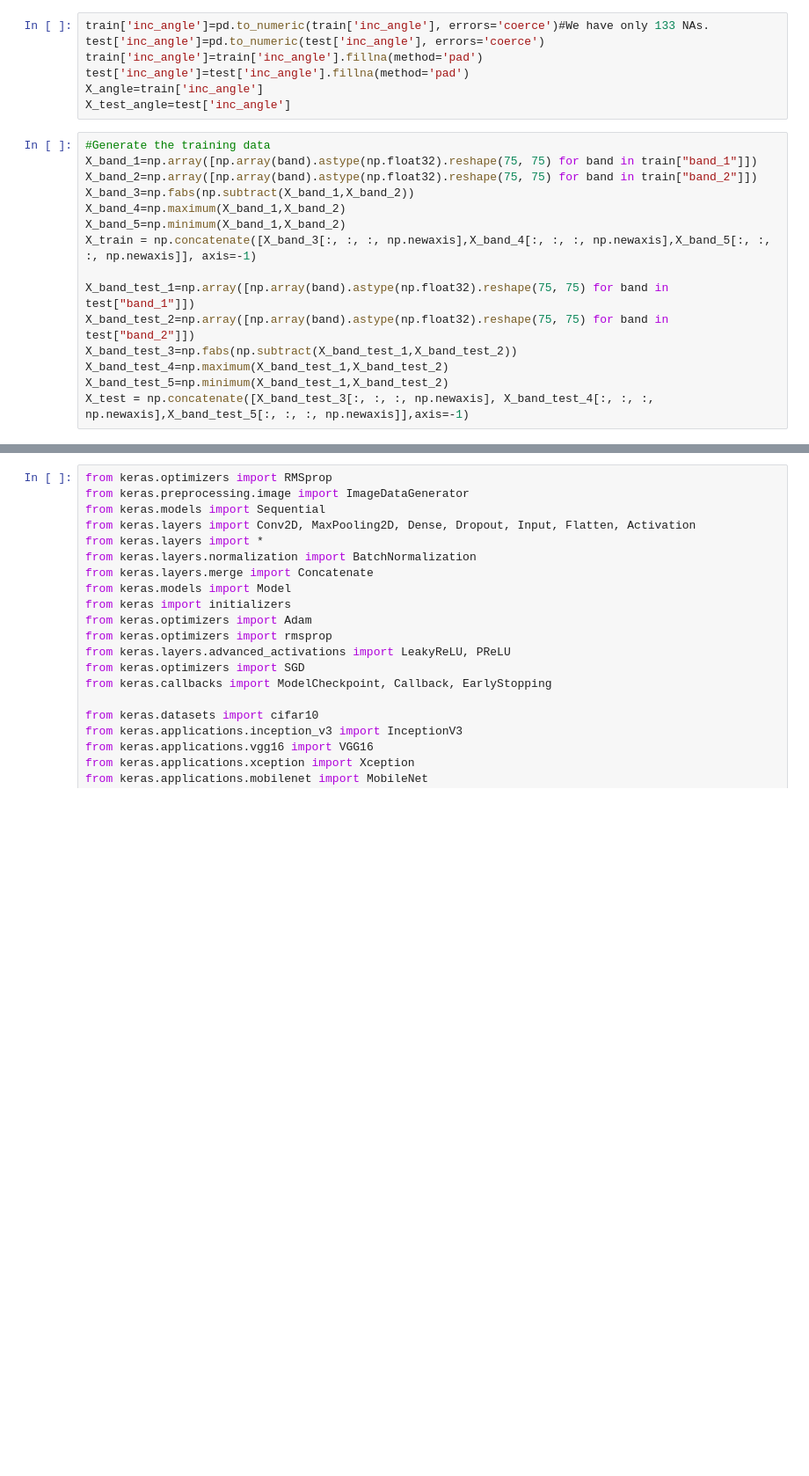
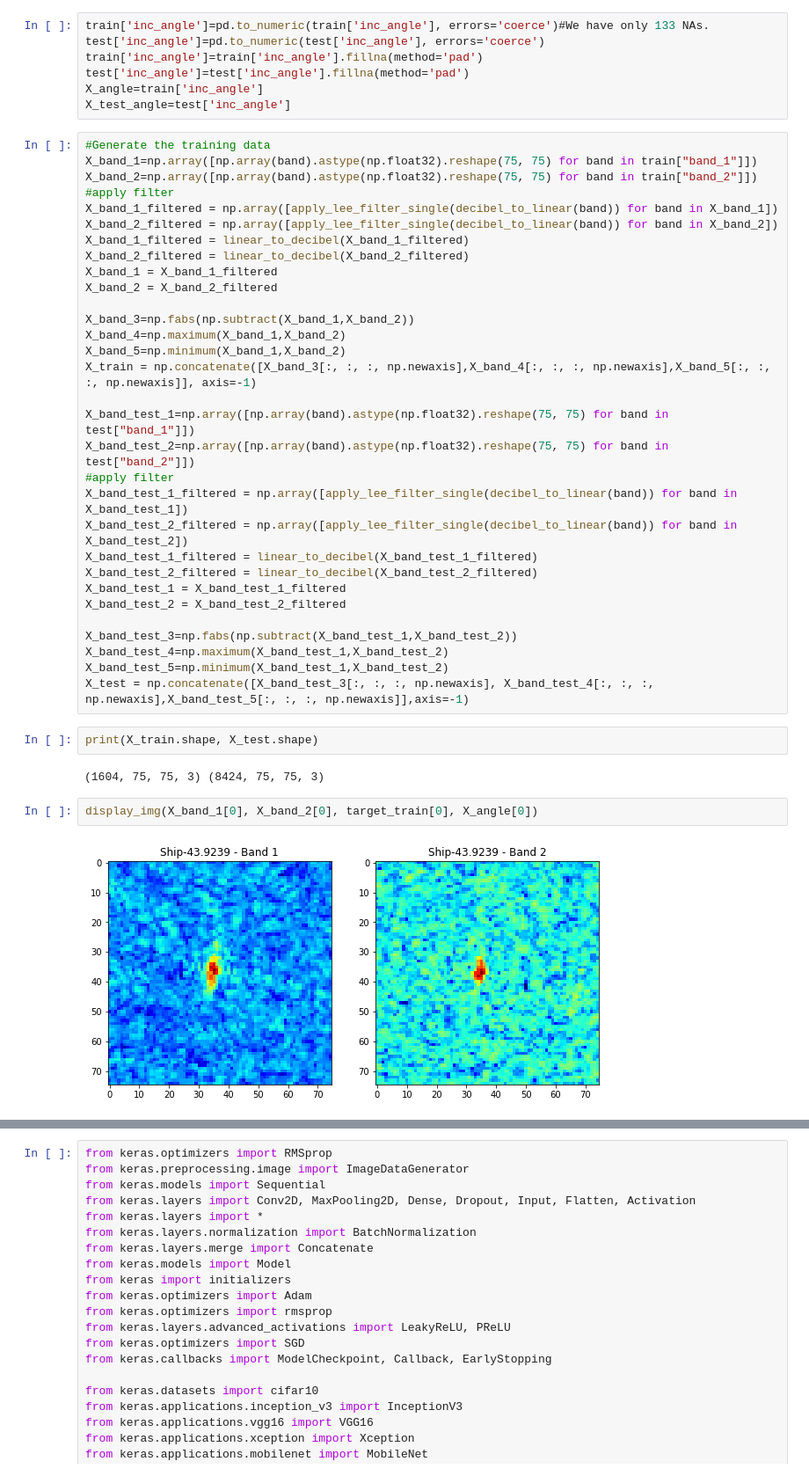
Before and after one commit to why2012/notebook, a Jupyter notebook: Iceberg_VGG_MobileNet_Trans.ipynb, the cells around one changed output, grey strips where cells are left out. Shown at 88% size. Drawn from its saved outputs; the diff is of its cells as text; blank space fills up the shorter version.

```diff
--- a/Iceberg_VGG_MobileNet_Trans.ipynb
+++ b/Iceberg_VGG_MobileNet_Trans.ipynb
@@ -34,6 +126,14 @@ X_test_angle=test['inc_angle']
 #Generate the training data
 X_band_1=np.array([np.array(band).astype(np.float32).reshape(75, 75) for band in train["band_1"]])
 X_band_2=np.array([np.array(band).astype(np.float32).reshape(75, 75) for band in train["band_2"]])
+#apply filter
+X_band_1_filtered = np.array([apply_lee_filter_single(decibel_to_linear(band)) for band in X_band_1])
+X_band_2_filtered = np.array([apply_lee_filter_single(decibel_to_linear(band)) for band in X_band_2])
+X_band_1_filtered = linear_to_decibel(X_band_1_filtered)
+X_band_2_filtered = linear_to_decibel(X_band_2_filtered)
+X_band_1 = X_band_1_filtered
+X_band_2 = X_band_2_filtered
+
 X_band_3=np.fabs(np.subtract(X_band_1,X_band_2))
 X_band_4=np.maximum(X_band_1,X_band_2)
 X_band_5=np.minimum(X_band_1,X_band_2)
@@ -41,7 +141,23 @@ X_train = np.concatenate([X_band_3[:, :, :, np.newaxis],X_band_4[:, :, :, np.new
 
 X_band_test_1=np.array([np.array(band).astype(np.float32).reshape(75, 75) for band in test["band_1"]])
 X_band_test_2=np.array([np.array(band).astype(np.float32).reshape(75, 75) for band in test["band_2"]])
+#apply filter
+X_band_test_1_filtered = np.array([apply_lee_filter_single(decibel_to_linear(band)) for band in X_band_test_1])
+X_band_test_2_filtered = np.array([apply_lee_filter_single(decibel_to_linear(band)) for band in X_band_test_2])
+X_band_test_1_filtered = linear_to_decibel(X_band_test_1_filtered)
+X_band_test_2_filtered = linear_to_decibel(X_band_test_2_filtered)
+X_band_test_1 = X_band_test_1_filtered
+X_band_test_2 = X_band_test_2_filtered
+
 X_band_test_3=np.fabs(np.subtract(X_band_test_1,X_band_test_2))
 X_band_test_4=np.maximum(X_band_test_1,X_band_test_2)
 X_band_test_5=np.minimum(X_band_test_1,X_band_test_2)
 X_test = np.concatenate([X_band_test_3[:, :, :, np.newaxis], X_band_test_4[:, :, :, np.newaxis],X_band_test_5[:, :, :, np.newaxis]],axis=-1)
+# %%
+print(X_train.shape, X_test.shape)
+# %% [output]
+(1604, 75, 75, 3) (8424, 75, 75, 3)
+# %%
+display_img(X_band_1[0], X_band_2[0], target_train[0], X_angle[0])
+# %% [output]
+[figure, added]
```
Also changed, not shown: parts of 11 cells of this notebook.
